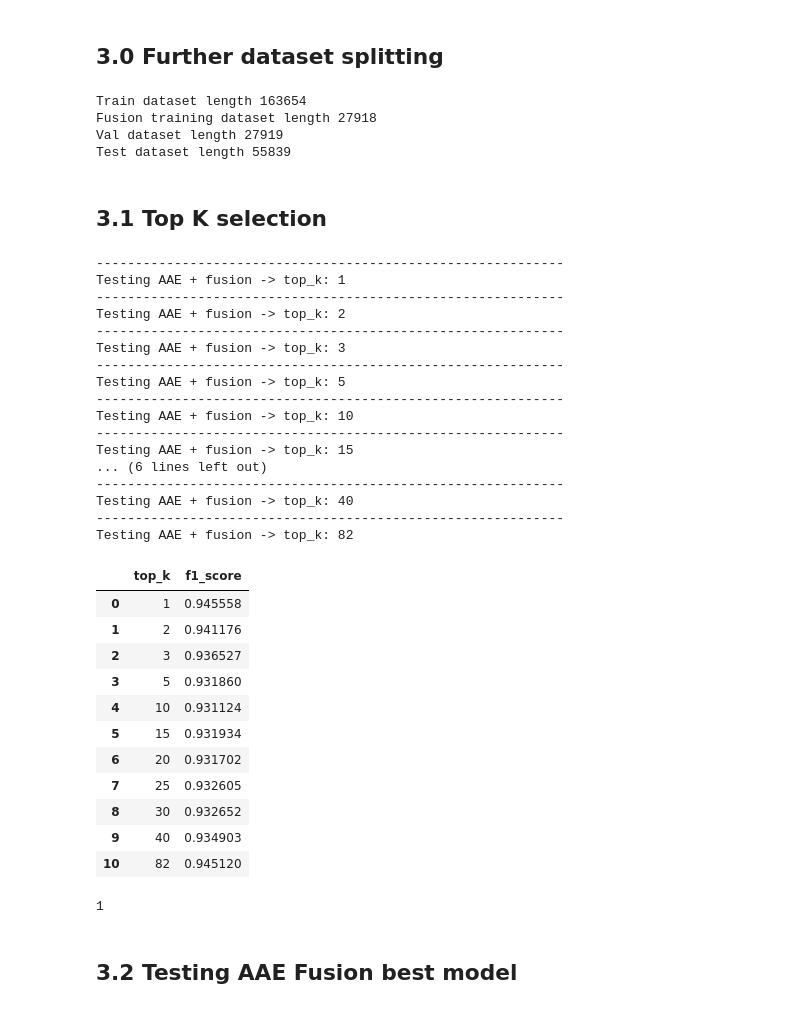
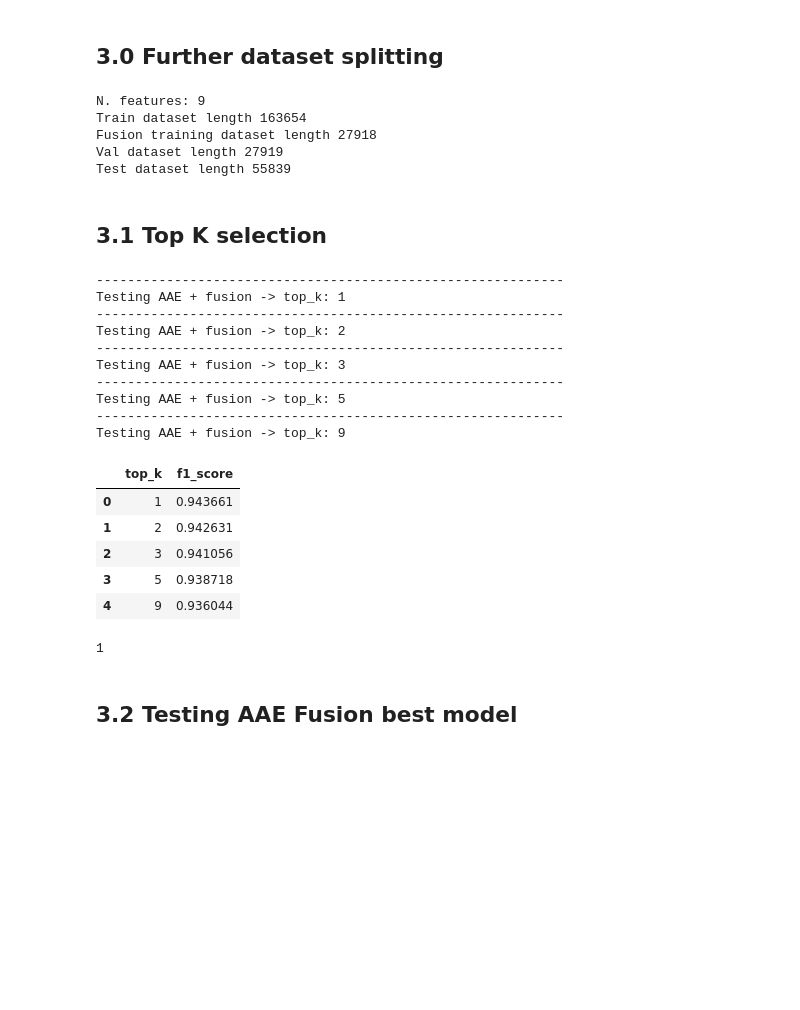
Before and after one commit to KleZeqaj/Industrial-Robot-AnomalyDetection, a Jupyter notebook: notebooks/validation.ipynb, the cells around one changed output. Saved outputs shown, nothing was run; the diff lists cells and outputs as text; code cells hidden in the pictures; blank space fills up the shorter version.

```diff
--- a/notebooks/validation.ipynb
+++ b/notebooks/validation.ipynb
@@ -201,7 +201,7 @@ print("x_test: ", splits.x_test.shape,  "y_test: ", splits.y_test.shape,  np.uni
 n_features_raw = splits.x_train.shape[1]
 print("Raw feature count:", n_features_raw)
 
-train_dataset, train_loader, val_loader, test_loader, _ = build_dataloaders(DATA_DIR, batch_size=BATCH_SIZE, seed=SEED)
+train_dataset, train_loader, val_loader, test_loader, _ = build_dataloaders(DATA_DIR, batch_size=BATCH_SIZE, filter=True, seed=SEED)
 x, y = train_dataset[0]
 input_dim = x.shape[0]
 # %% [output]
@@ -246,7 +246,7 @@ Feature-name file has one extra column. Assuming last entry is label and droppin
 ae = AE(input_dim, LATENT_DIM).to(DEVICE)
 ae.load_state_dict(torch.load(AE_MODEL_PATH, map_location=DEVICE))
 
-top_ks_to_test = [1, 2, 3, 5, 10, 15, 20, 25, 30, 40, input_dim]
+top_ks_to_test = [1, 2, 3, 5, 10, 15, 20, 25, 30, 38]
 results = []
 
 for k in top_ks_to_test:
@@ -343,7 +345,11 @@ _ = create_and_display_metrics_df(compute_pointwise_metrics(all_labels, all_pred
 # %%
 aae, outlier_estimator, fusion = load_checkpoint(AAE_FUSION_MODEL_PATH, device=DEVICE)
 
-top_ks_to_test = [1, 2, 3, 5, 10, 15, 20, 25, 30, 40, input_dim]
+train_dataset, train_loader, val_loader, test_loader, _ = build_dataloaders(DATA_DIR, batch_size=BATCH_SIZE, filter=True, filename="feature_selection_aae_ks_ranking.csv", seed=SEED)
+x, y = train_dataset[0]
+input_dim = x.shape[0]
+
+top_ks_to_test = [1, 2, 3, 5, input_dim]
 results = []
 
 for k in top_ks_to_test:
@@ -447,13 +440,18 @@ _ = create_and_display_metrics_df(compute_pointwise_metrics(all_labels, all_pred
 # %% [markdown]
 ## 3.0 Further dataset splitting
 # %%
-train_loader, train_fuse_loader, val_loader, test_loader, _ = build_aae_fusion_dataloader(DATA_DIR, BATCH_SIZE, seed=SEED)
+train_loader, train_fuse_loader, val_loader, test_loader, _ = build_aae_fusion_dataloader(DATA_DIR, BATCH_SIZE, filter=True, seed=SEED)
+train_dataset = train_loader.dataset
+x, _ = train_dataset[0]
+input_dim = x.shape[0]
+print(f"N. features: {input_dim}")
 
 print(f"Train dataset length {len(train_dataset)}")
 print(f"Fusion training dataset length {len(train_fuse_loader.dataset)}")
 print(f"Val dataset length {len(val_loader.dataset)}")
 print(f"Test dataset length {len(test_loader.dataset)}")
 # %% [output]
+N. features: 9
 Train dataset length 163654
 Fusion training dataset length 27918
 Val dataset length 27919
@@ -461,7 +459,8 @@ Test dataset length 55839
 # %% [markdown]
 ## 3.1 Top K selection
 # %%
-top_ks_to_test = [1, 2, 3, 5, 10, 15, 20, 25, 30, 40, input_dim]
+aae, outlier_estimator, fusion = load_checkpoint(AAE_FUSION_MODEL_PATH, device=DEVICE)
+top_ks_to_test = [1, 2, 3, 5, input_dim]
 results = []
 
 for k in top_ks_to_test:
@@ -471,52 +470,39 @@ for k in top_ks_to_test:
 
     recon_scores, outlier_scores, latent_scores, labels = compute_aae_scores(aae, train_fuse_loader, k, outlier_estimator)
     fusion_model = train_fusion_model(labels, recon_scores, outlier_scores, latent_scores)
 
     recon_scores, outlier_scores, latent_scores, labels = compute_aae_scores(aae, val_loader, k, outlier_estimator)
     scores = fuse_scores(fusion_model, recon_scores, outlier_scores, latent_scores)
 
     t = 0.0
     preds = (scores > t).int()
     f1 = compute_f1_score(preds, labels)
 
     results.append({
         "top_k": k,
         "f1_score": f1
     })
 
 df = create_and_display_metrics_df(results)
 best_aae_fusion_top_k = df.loc[df['f1_score'].idxmax(), 'top_k'].item()
 best_aae_fusion_top_k
 # %% [output]
 ------------------------------------------------------------
 Testing AAE + fusion -> top_k: 1
 ------------------------------------------------------------
 Testing AAE + fusion -> top_k: 2
 ------------------------------------------------------------
 Testing AAE + fusion -> top_k: 3
 ------------------------------------------------------------
 Testing AAE + fusion -> top_k: 5
 ------------------------------------------------------------
-Testing AAE + fusion -> top_k: 10
-------------------------------------------------------------
-Testing AAE + fusion -> top_k: 15
-... (6 lines left out)
-------------------------------------------------------------
-Testing AAE + fusion -> top_k: 40
-------------------------------------------------------------
-Testing AAE + fusion -> top_k: 82
+Testing AAE + fusion -> top_k: 9
 |  | top_k | f1_score |
-| 0 | 1 | 0.945558 |
-| 1 | 2 | 0.941176 |
-| 2 | 3 | 0.936527 |
-| 3 | 5 | 0.931860 |
-| 4 | 10 | 0.931124 |
-| 5 | 15 | 0.931934 |
-| 6 | 20 | 0.931702 |
-| 7 | 25 | 0.932605 |
-| 8 | 30 | 0.932652 |
-| 9 | 40 | 0.934903 |
-| 10 | 82 | 0.945120 |
+| 0 | 1 | 0.943661 |
+| 1 | 2 | 0.942631 |
+| 2 | 3 | 0.941056 |
+| 3 | 5 | 0.938718 |
+| 4 | 9 | 0.936044 |
 1
 # %% [markdown]
 ## 3.2 Testing AAE Fusion best model
```
Also changed, not shown: parts of 6 cells of this notebook, 6 other files.
